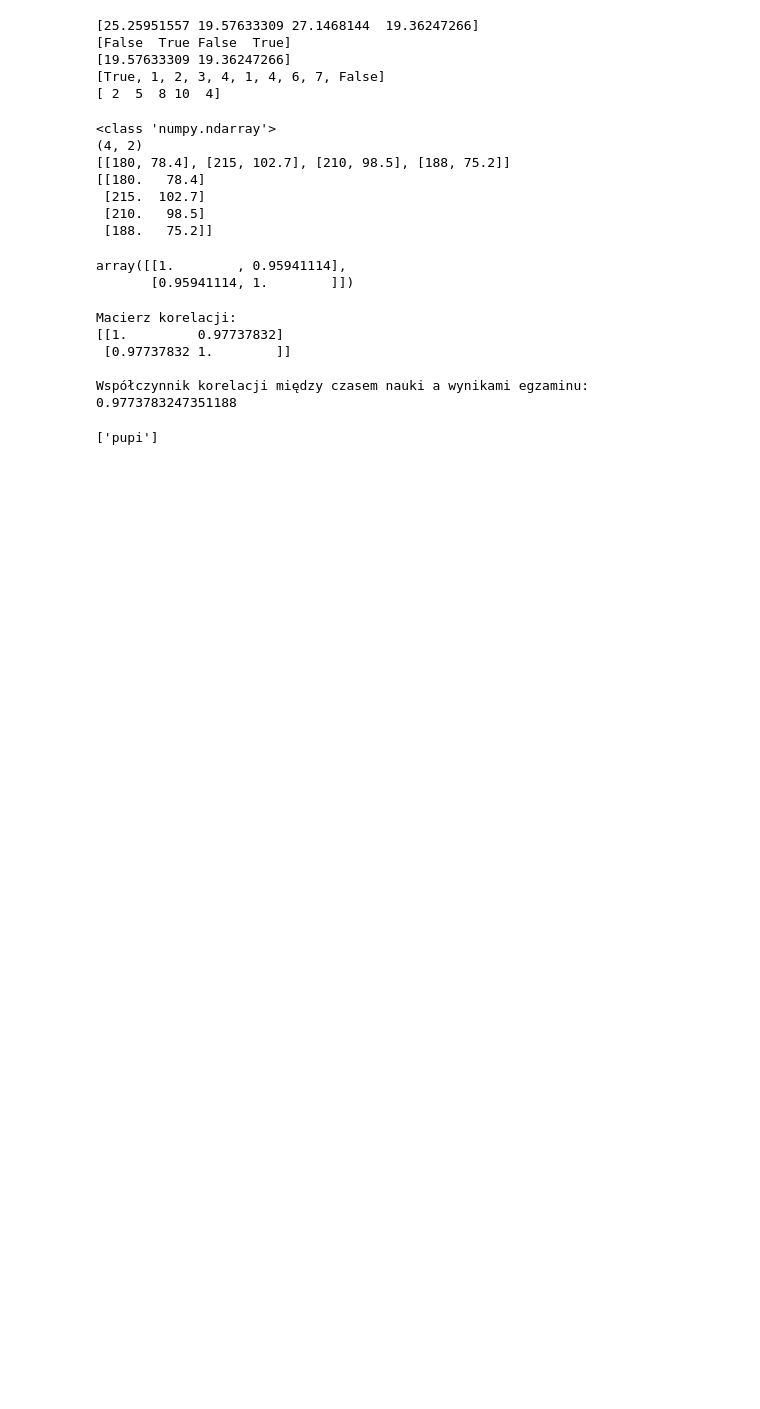
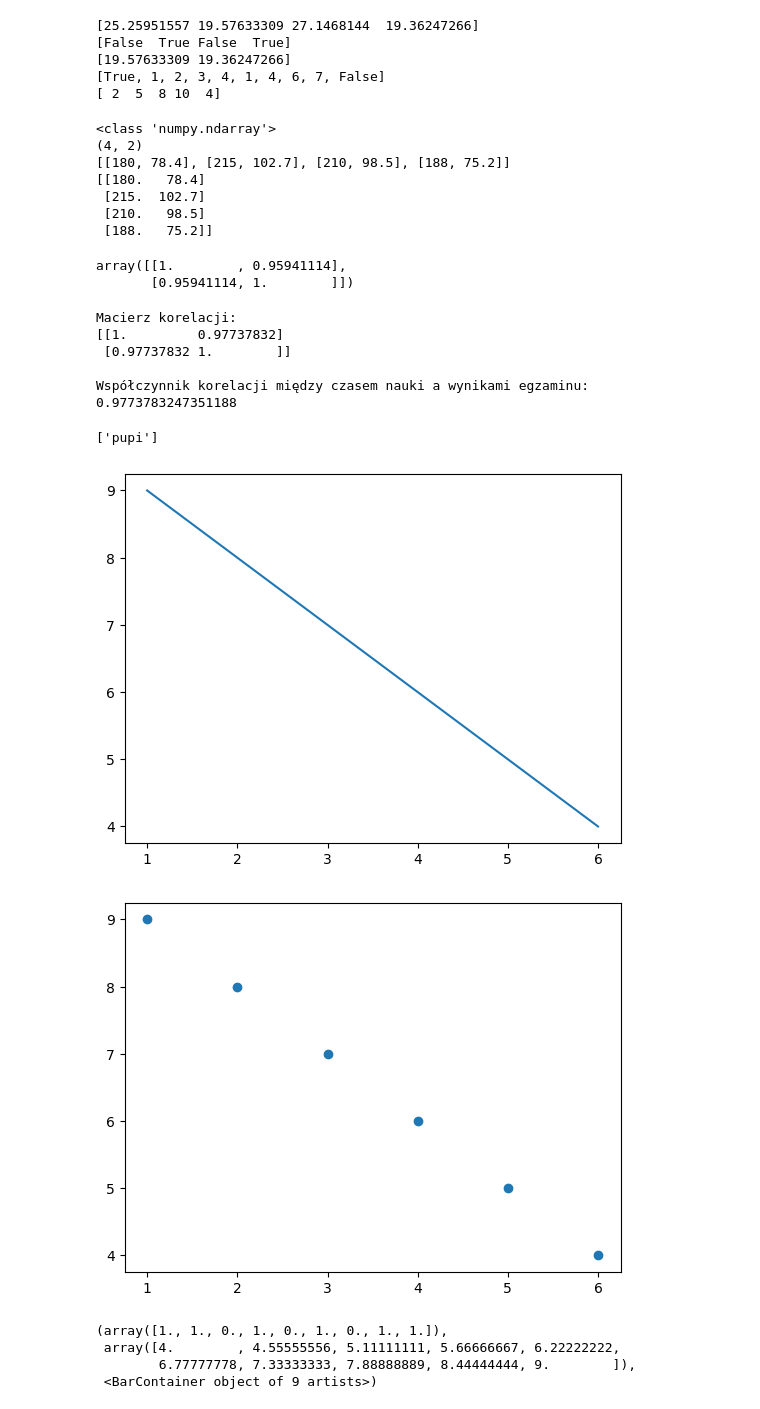
Before and after one commit to KacperStypaniak/my_note, a Jupyter notebook: fundamentals.ipynb, the cells around one changed output. Drawn from its saved outputs; the diff is of its cells as text; code cells hidden in the pictures; blank space fills up the shorter version.

Commit message:
pyplot cd

```diff
--- a/fundamentals.ipynb
+++ b/fundamentals.ipynb
@@ -143,3 +143,31 @@ numerek[osoby == 'pupi']
 print(osoby[osoby == 'pupi'])
 # %% [output]
 ['pupi']
+# %%
+# wykresy i histogramy pyplot
+import matplotlib.pyplot as plt
+
+x = [1,2,3,4,5,6]
+y=[9,8,7,6,5,4]
+
+plt.plot(x,y) # żeby konstruować wykresy nie potrzebujemy pandas, wystarczą zwykłe listy
+plt.show()
+plt.scatter(x,y)
+
+#plt.clf() # clf czyści to co ma być wyrysowane
+plt.show()
+
+
+# plt.xscale('log') # zmienia skalę na osi x na logarytmiczną
+
+
+#binsy to przedziały po prostu
+
+plt.hist(y, bins = 9)
+# %% [output]
+[figure, added]
+[figure, added]
+(array([1., 1., 0., 1., 0., 1., 0., 1., 1.]),
+ array([4.        , 4.55555556, 5.11111111, 5.66666667, 6.22222222,
+        6.77777778, 7.33333333, 7.88888889, 8.44444444, 9.        ]),
+ <BarContainer object of 9 artists>)
```
Also changed, not shown: parts of 3 cells of this notebook, 1 other file.
